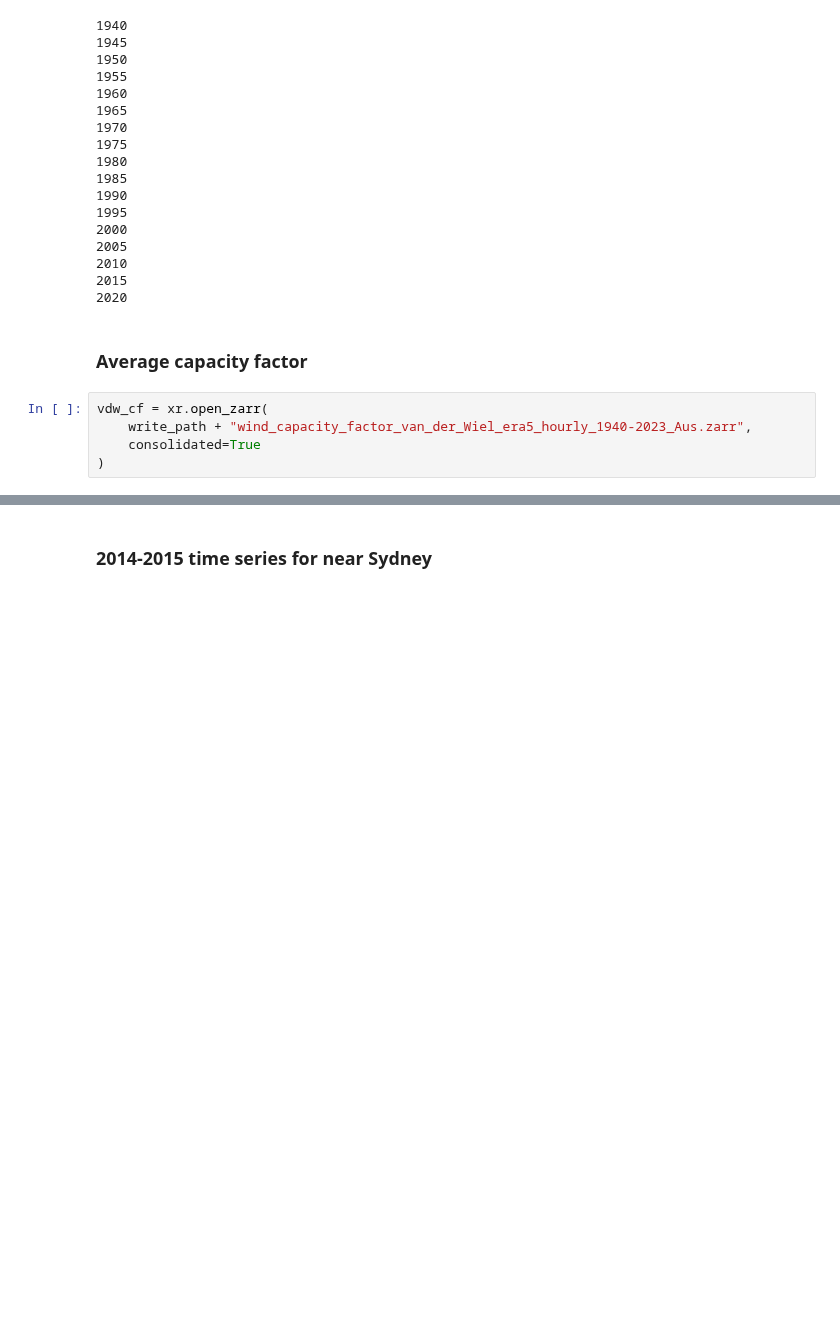
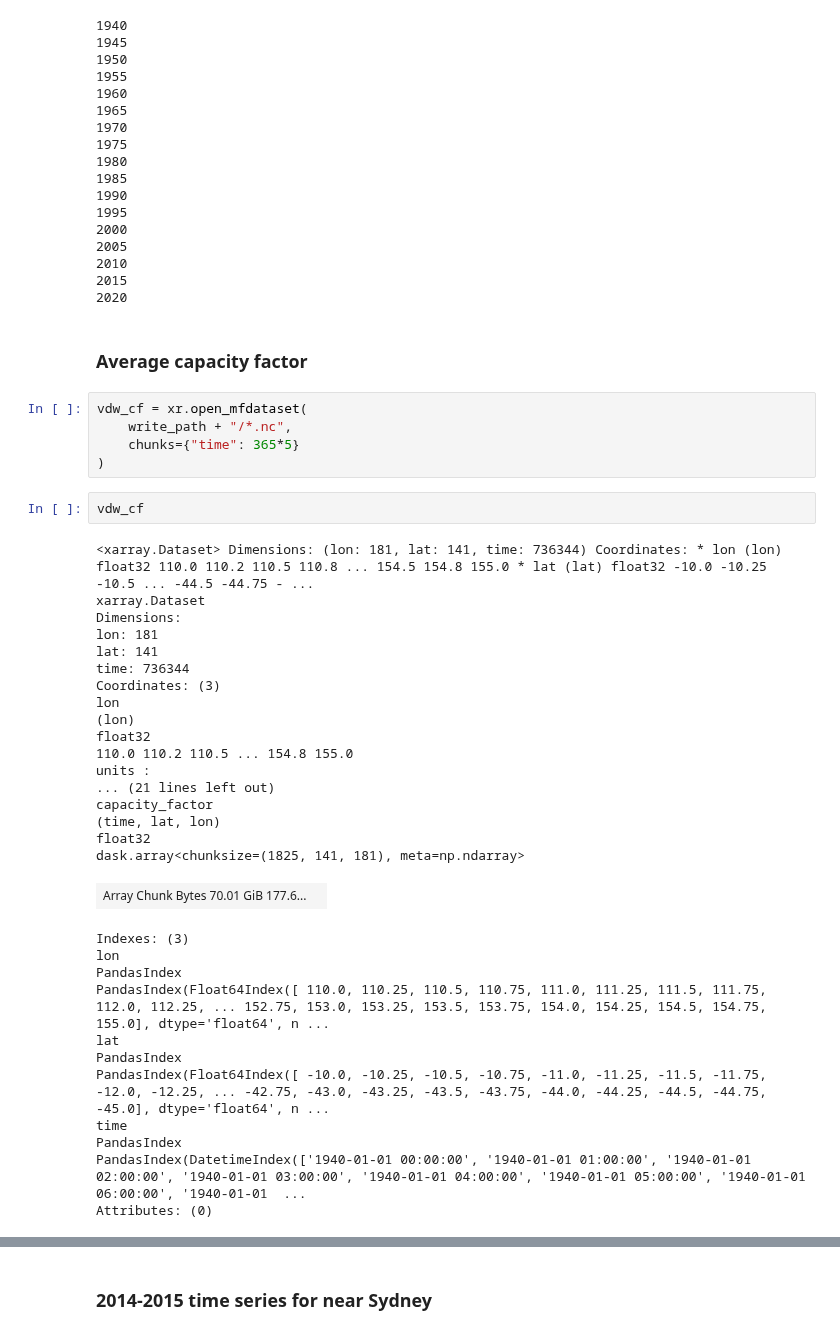
Before and after one commit to dougrichardson/power_models, a Jupyter notebook: 2_hourly_capacity_factor.ipynb, the cells around one changed output, grey strips where cells are left out. Drawn from its saved outputs; the diff is of its cells as text; blank space fills up the shorter version.

```diff
--- a/2_hourly_capacity_factor.ipynb
+++ b/2_hourly_capacity_factor.ipynb
@@ -129,8 +129,40 @@ for year in years:
 # %% [markdown]
 ### Average capacity factor
 # %%
-vdw_cf = xr.open_zarr(
-    write_path + "wind_capacity_factor_van_der_Wiel_era5_hourly_1940-2023_Aus.zarr",
-    consolidated=True
+vdw_cf = xr.open_mfdataset(
+    write_path + "/*.nc",
+    chunks={"time": 365*5}
 )
+# %%
+vdw_cf
+# %% [output]
+<xarray.Dataset> Dimensions: (lon: 181, lat: 141, time: 736344) Coordinates: * lon (lon) float32 110.0 110.2 110.5 110.8 ... 154.5 154.8 155.0 * lat (lat) float32 -10.0 -10.25 -10.5 ... -44.5 -44.75 - ...
+xarray.Dataset
+Dimensions:
+lon: 181
+lat: 141
+time: 736344
+Coordinates: (3)
+lon
+(lon)
+float32
+110.0 110.2 110.5 ... 154.8 155.0
+units :
+... (21 lines left out)
+capacity_factor
+(time, lat, lon)
+float32
+dask.array<chunksize=(1825, 141, 181), meta=np.ndarray>
+| Array Chunk Bytes 70.01 GiB 177.6... |  |
+Indexes: (3)
+lon
+PandasIndex
+PandasIndex(Float64Index([ 110.0, 110.25, 110.5, 110.75, 111.0, 111.25, 111.5, 111.75, 112.0, 112.25, ... 152.75, 153.0, 153.25, 153.5, 153.75, 154.0, 154.25, 154.5, 154.75, 155.0], dtype='float64', n ...
+lat
+PandasIndex
+PandasIndex(Float64Index([ -10.0, -10.25, -10.5, -10.75, -11.0, -11.25, -11.5, -11.75, -12.0, -12.25, ... -42.75, -43.0, -43.25, -43.5, -43.75, -44.0, -44.25, -44.5, -44.75, -45.0], dtype='float64', n ...
+time
+PandasIndex
+PandasIndex(DatetimeIndex(['1940-01-01 00:00:00', '1940-01-01 01:00:00', '1940-01-01 02:00:00', '1940-01-01 03:00:00', '1940-01-01 04:00:00', '1940-01-01 05:00:00', '1940-01-01 06:00:00', '1940-01-01  ...
+Attributes: (0)
 # %%
```
Also changed, not shown: parts of 5 cells of this notebook.
